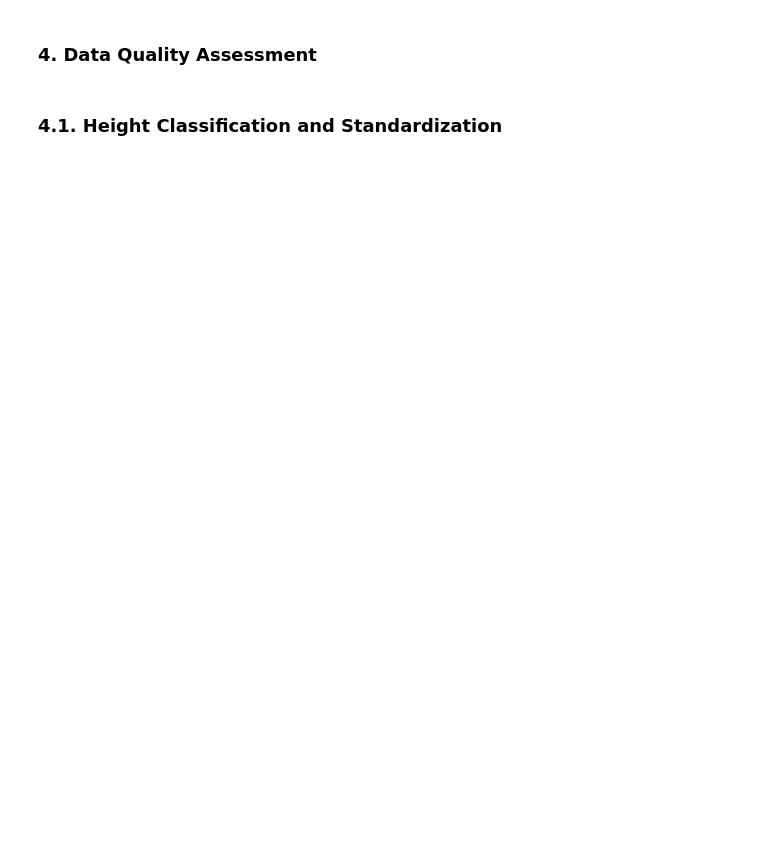
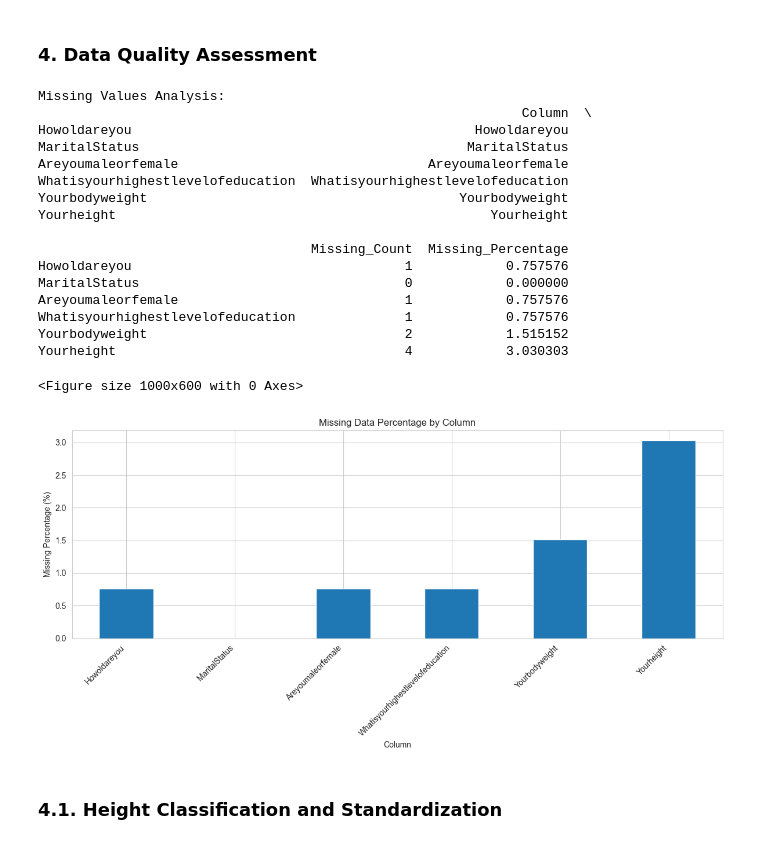
Before and after one commit to Datawithinigo/BIOMEDICAL_DATA_CHALLENGES, a Jupyter notebook: process_data.ipynb, the cells around one changed output. Cells and saved outputs as stored; diff of their text form; code cells hidden in the pictures; blank space fills up the shorter version.

```diff
--- a/process_data.ipynb
+++ b/process_data.ipynb
@@ -33,11 +55,31 @@ df.head(10)
 ### 4. Data Quality Assessment
 # %%
 # Check for missing values
+print("Missing Values Analysis:")
 missing_data = pd.DataFrame({
     'Column': df.columns,
     'Missing_Count': df.isnull().sum(),
     'Missing_Percentage': (df.isnull().sum() / len(df)) * 100
 })
-missing_data
+print(missing_data)
+# %% [output]
+Missing Values Analysis:
+                                                              Column  \
+Howoldareyou                                            Howoldareyou
+MaritalStatus                                          MaritalStatus
+Areyoumaleorfemale                                Areyoumaleorfemale
+Whatisyourhighestlevelofeducation  Whatisyourhighestlevelofeducation
+Yourbodyweight                                        Yourbodyweight
+Yourheight                                                Yourheight
+
+                                   Missing_Count  Missing_Percentage
+Howoldareyou                                   1            0.757576
+MaritalStatus                                  0            0.000000
+Areyoumaleorfemale                             1            0.757576
+Whatisyourhighestlevelofeducation              1            0.757576
+Yourbodyweight                                 2            1.515152
+Yourheight                                     4            3.030303
+<Figure size 1000x600 with 0 Axes>
+[figure, added]
 # %% [markdown]
 ### 4.1. Height Classification and Standardization
```
Also changed, not shown: parts of 18 cells of this notebook.
